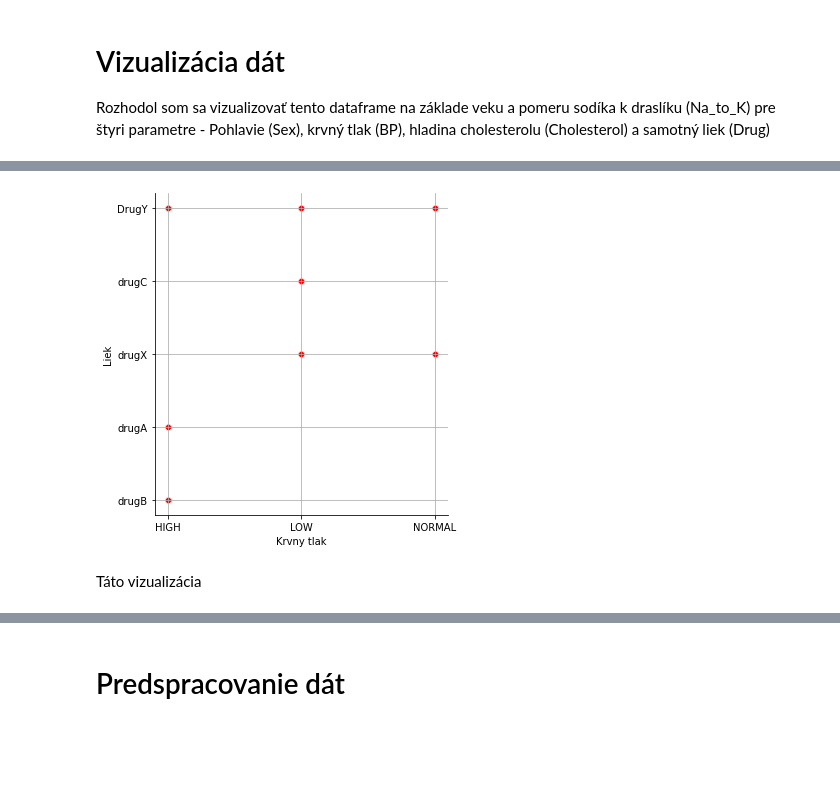
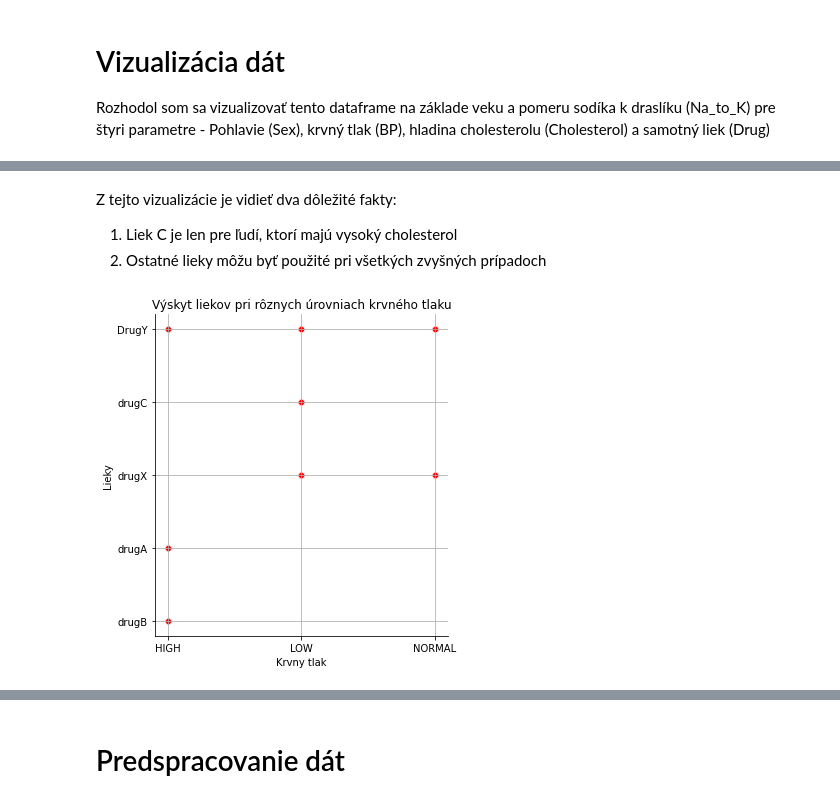
Before and after one commit to Frodas25/hrusovsky_NS2021, a Jupyter notebook: hrusovsky_NS2021.ipynb, the cells around one changed output, grey strips where cells are left out. Drawn from its saved outputs; the diff is of its cells as text; code cells hidden in the pictures; blank space fills up the shorter version.

Commit message:
Úprava vizualizácie, aby bola viac trefná. Úprava matice Y, pre výstupnu vrstvu, na jednotkovú maticu. Doplnenie komentárov pri trénovaní neurónovej sieti.

```diff
--- a/hrusovsky_NS2021.ipynb
+++ b/hrusovsky_NS2021.ipynb
@@ -60,10 +81,14 @@ import seaborn as sns
+# %% [markdown]
+Z tejto vizualizácie je vidieť dva dôležité fakty:
+
+1. Liek C je len pre ľudí, ktorí majú vysoký cholesterol
+2. Ostatné lieky môžu byť použité pri všetkých zvyšných prípadoch
 # %%
 plt.rcParams["figure.figsize"] = (10,3)
 sns.relplot(x='BP', y='Drug', data=df, color='red')
 plt.xlabel('Krvny tlak')
-plt.ylabel('Liek')
+plt.ylabel('Lieky')
+plt.title("Výskyt liekov pri rôznych úrovniach krvného tlaku")
 plt.grid()
 # %% [output]
-[figure, old version]
+[figure, new version]
-# %% [markdown]
-Táto vizualizácia
```
Also changed, not shown: parts of 25 cells of this notebook.
